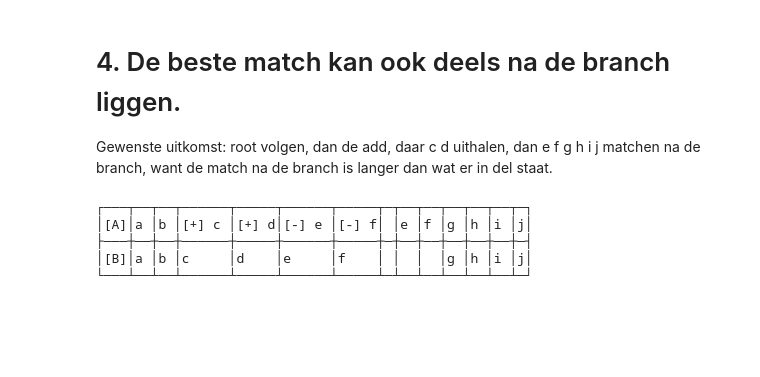
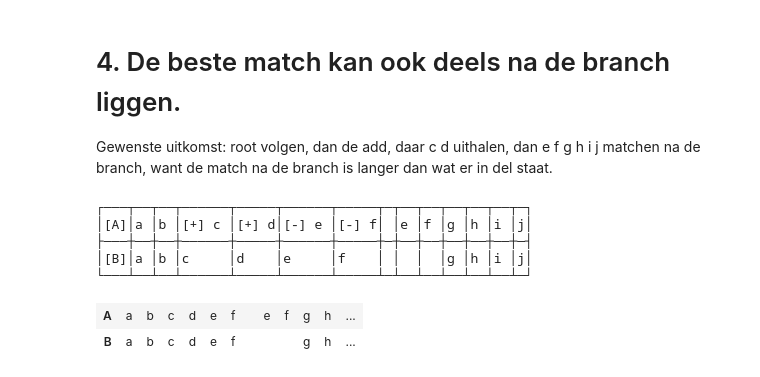
Before and after one commit to HuygensING/hyper-collate, a Jupyter notebook: hyper-collate-jupyter/trd-633.ipynb, the cells around one changed output. Drawn from its saved outputs; the diff is of its cells as text; code cells hidden in the pictures; blank space fills up the shorter version.

```diff
--- a/hyper-collate-jupyter/trd-633.ipynb
+++ b/hyper-collate-jupyter/trd-633.ipynb
@@ -106,5 +131,10 @@ collationGraph.asASCIITable()
 ├───┼──┼──┼──────┼─────┼──────┼─────┼─┼──┼──┼──┼──┼──┼─┤
 │[B]│a │b │c     │d    │e     │f    │ │  │  │g │h │i │j│
 └───┴──┴──┴──────┴─────┴──────┴─────┴─┴──┴──┴──┴──┴──┴─┘
+# %%
+collationGraph.asHtml()
+# %% [output]
+| A | a | b | c | d | e | f |  | e | f | g | h | ... |
+| B | a | b | c | d | e | f |  |  |  | g | h | ... |
 # %%
 collationGraph.show()
```
Also changed, not shown: parts of 6 cells of this notebook.
